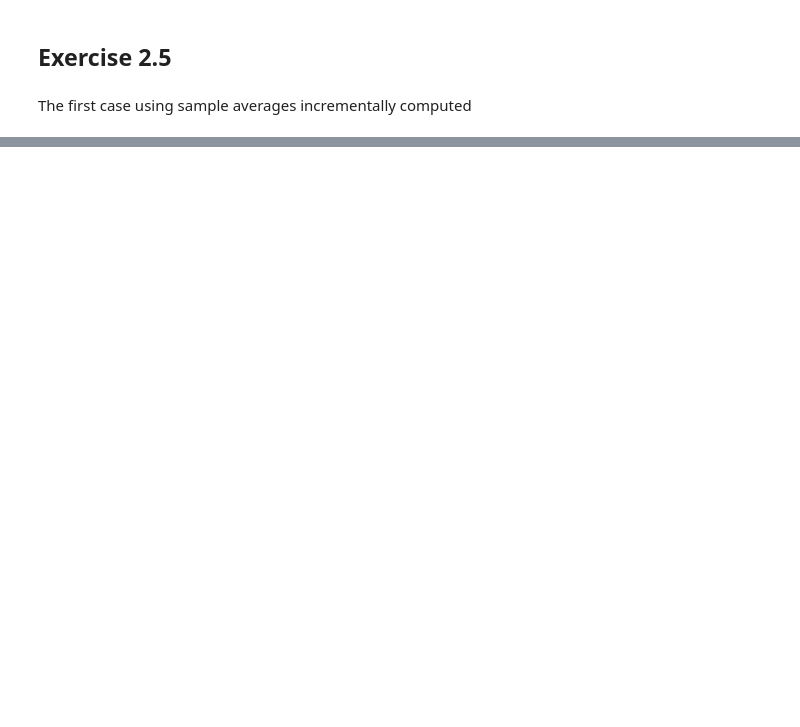
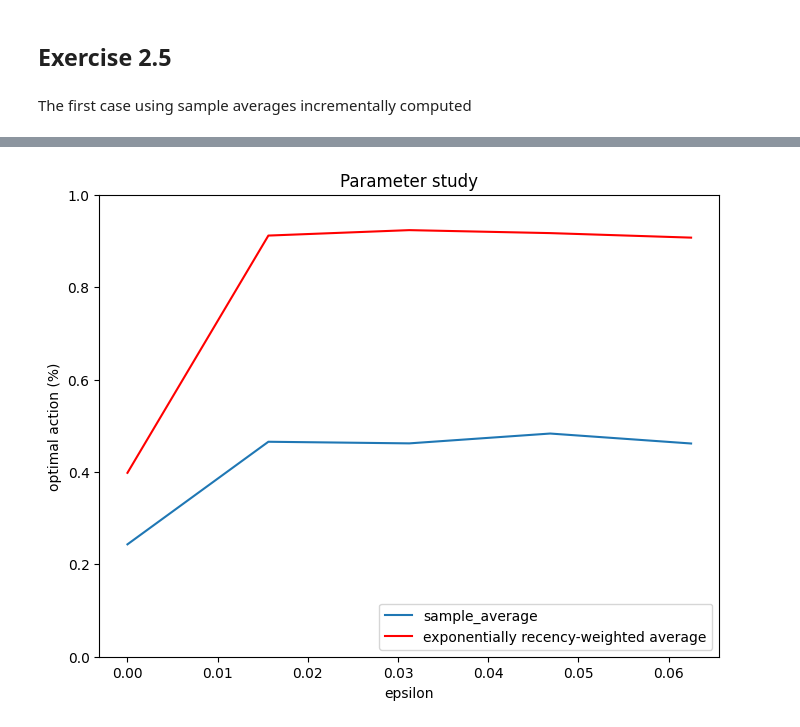
Before and after one commit to jsmithdlc/sutton-barto-programming, a Jupyter notebook: notebooks/chapter_2.ipynb, the cells around one changed output, grey strips where cells are left out. Cells and saved outputs as stored; diff of their text form; code cells hidden in the pictures; blank space fills up the shorter version.

```diff
--- a/notebooks/chapter_2.ipynb
+++ b/notebooks/chapter_2.ipynb
@@ -63,0 +99,12 @@ ModuleNotFoundError: No module named 'matplotlib'
+# %%
+fig = plt.figure(figsize=(8,6))
+plt.plot(epsilon_space,sample_average_param_study, label = 'sample_average')
+plt.plot(epsilon_space,exp_weighted_param_study, color='r',label='exponentially recency-weighted average')
+plt.xlabel('epsilon')
+plt.ylabel('optimal action (%)')
+plt.ylim((0,1))
+plt.legend(loc="lower right")
+plt.title("Parameter study")
+plt.show()
+# %% [output]
+[figure, added]
```
Also changed, not shown: parts of 5 cells of this notebook, 2 other files.
